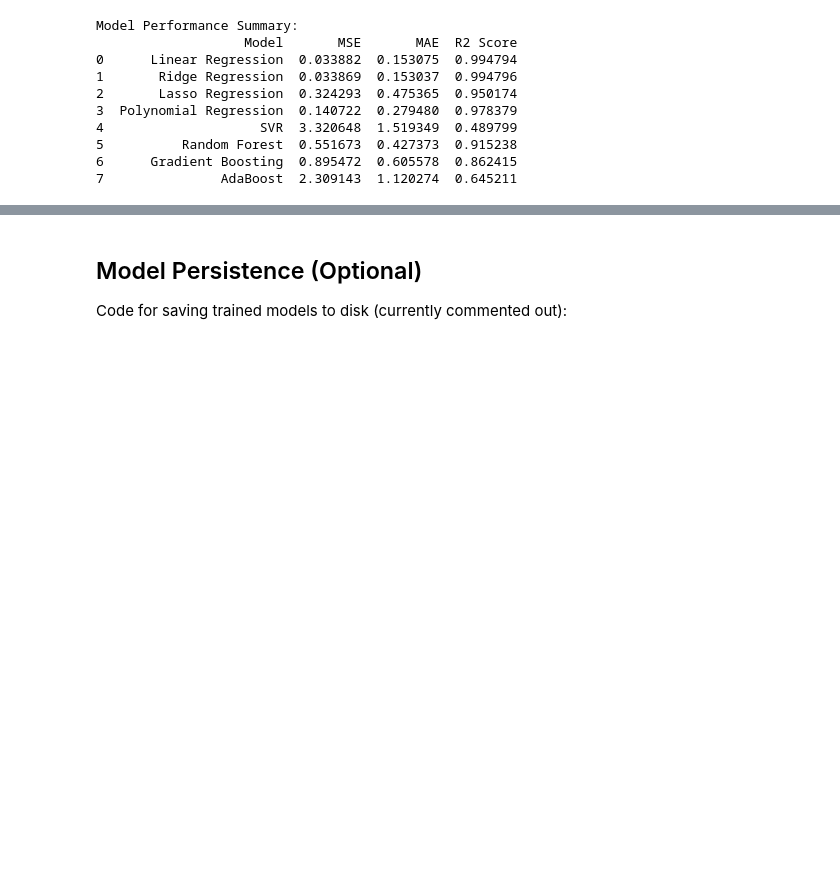
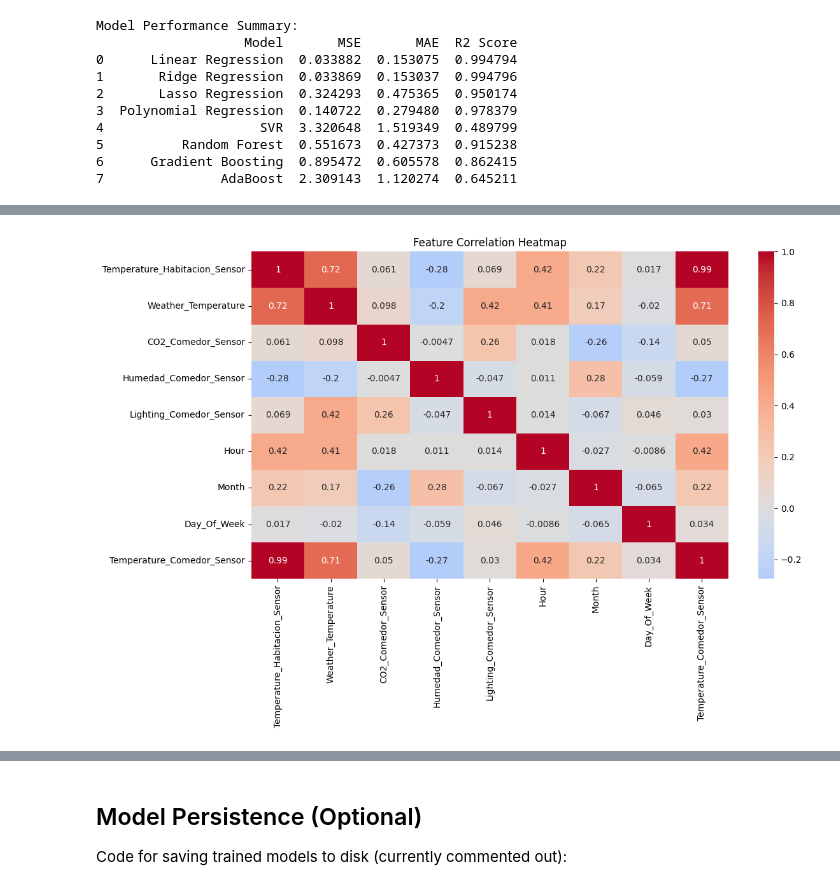
Before and after one commit to codesob/sml2010, a Jupyter notebook: ok.ipynb, the cells around one changed output, grey strips where cells are left out. Drawn from its saved outputs; the diff is of its cells as text; code cells hidden in the pictures; blank space fills up the shorter version.

```diff
--- a/ok.ipynb
+++ b/ok.ipynb
@@ -267,0 +288,12 @@ Model Performance Summary:
+# %%
+# Feature correlation heatmap
+plt.figure(figsize=(12, 8))
+sns.heatmap(df1[feature_cols + [target_col]].corr(),
+            annot=True,
+            cmap='coolwarm',
+            center=0)
+plt.title('Feature Correlation Heatmap')
+plt.tight_layout()
+plt.show()
+# %% [output]
+[figure, added]
```
Also changed, not shown: parts of 7 cells of this notebook, 1 other file.
